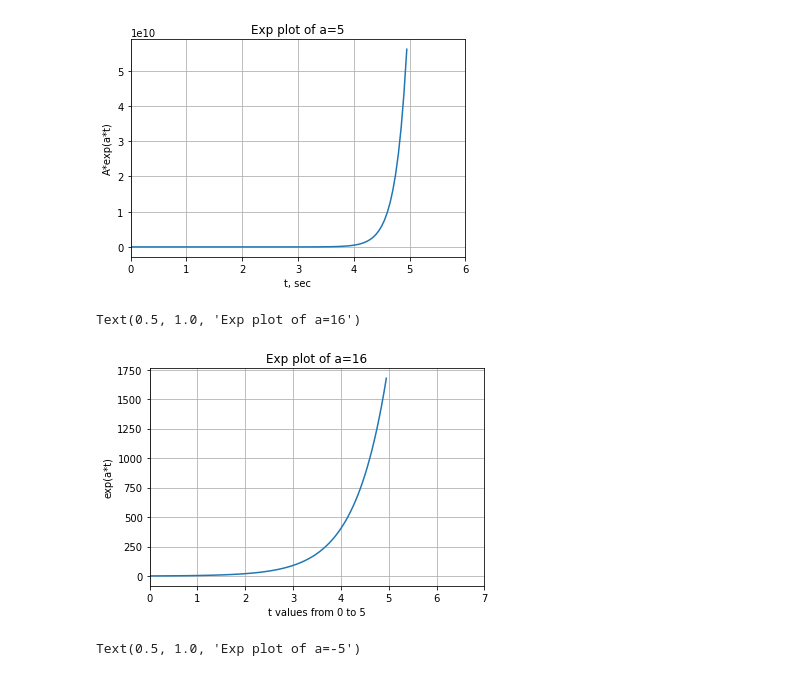
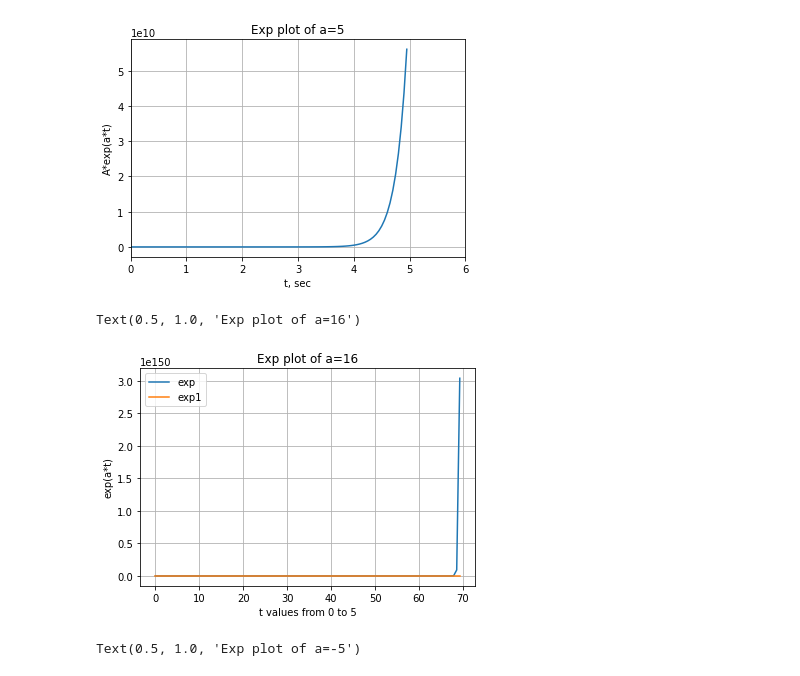
Before and after one commit to Anniegavr/Signal_Processing, a Jupyter notebook: SP_Lab1.ipynb, the cells around one changed output. Drawn from its saved outputs; the diff is of its cells as text; code cells hidden in the pictures.

```diff
--- a/SP_Lab1.ipynb
+++ b/SP_Lab1.ipynb
@@ -257,18 +257,25 @@ plt.title('Exp plot of a=5')
 Text(0.5, 1.0, 'Exp plot of a=5')
 [figure]
 # %%
-t = np.arange(0, 5, 0.05) # start,stop,step
-a=1.5
-y = np.exp(a*t)
-plt.xlim(0,7)
+t = np.linspace(0, 70, 100, endpoint=False)
+a=5
+a1=4.5
+a2=3
+y=np.exp(a*t)
+y1=np.exp(5*t)
+y2=np.exp(a2*t)
+# plt.xlim(0,7)
 plt.plot(t, y)
+# plt.plot(t,y1)
+plt.plot(t, y2)
 plt.grid()
 plt.xlabel('t values from 0 to 5')
 plt.ylabel('exp(a*t)')
+plt.legend(["exp", "exp1", "exp2"])
 plt.title('Exp plot of a=16')
 # %% [output]
 Text(0.5, 1.0, 'Exp plot of a=16')
-[figure, old version]
+[figure, new version]
 # %%
 t = np.arange(0, 9, 0.05) # start,stop,step
 a=-5
```
Also changed, not shown: parts of 16 cells of this notebook.
